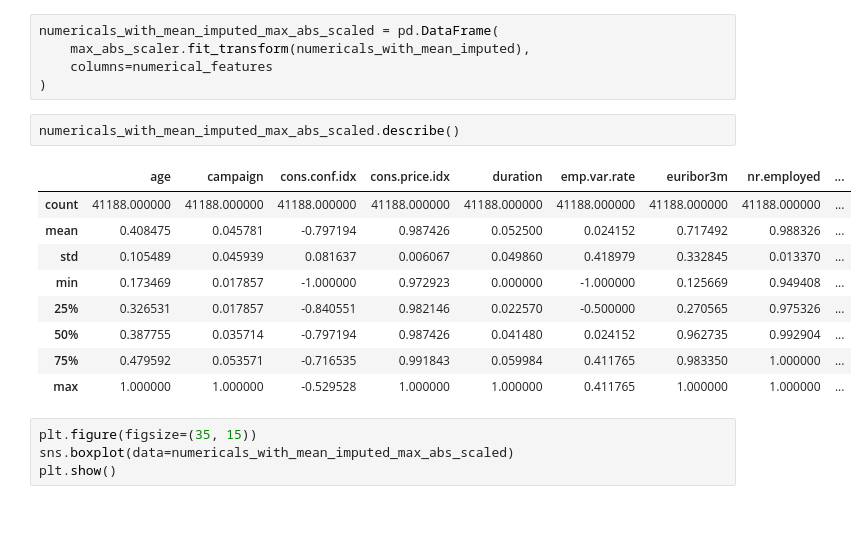
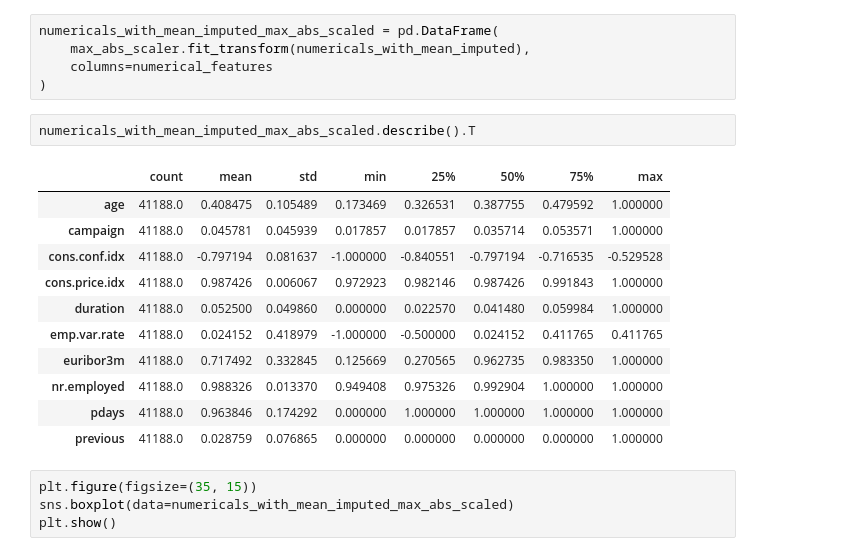
Before and after one commit to IooHooI/DATA_PREPARATION, a Jupyter notebook: notebooks/FEATURE_PROCESSING.ipynb, the cells around one changed output. Cells and saved outputs as stored; diff of their text form; blank space fills up the shorter version.

```diff
--- a/notebooks/FEATURE_PROCESSING.ipynb
+++ b/notebooks/FEATURE_PROCESSING.ipynb
@@ -406,17 +431,19 @@ numericals_with_mean_imputed_max_abs_scaled = pd.DataFrame(
     columns=numerical_features
 )
 # %%
-numericals_with_mean_imputed_max_abs_scaled.describe()
+numericals_with_mean_imputed_max_abs_scaled.describe().T
 # %% [output]
-|  | age | campaign | cons.conf.idx | cons.price.idx | duration | emp.var.rate | euribor3m | nr.employed | ... |
-| count | 41188.000000 | 41188.000000 | 41188.000000 | 41188.000000 | 41188.000000 | 41188.000000 | 41188.000000 | 41188.000000 | ... |
-| mean | 0.408475 | 0.045781 | -0.797194 | 0.987426 | 0.052500 | 0.024152 | 0.717492 | 0.988326 | ... |
-| std | 0.105489 | 0.045939 | 0.081637 | 0.006067 | 0.049860 | 0.418979 | 0.332845 | 0.013370 | ... |
-| min | 0.173469 | 0.017857 | -1.000000 | 0.972923 | 0.000000 | -1.000000 | 0.125669 | 0.949408 | ... |
-| 25% | 0.326531 | 0.017857 | -0.840551 | 0.982146 | 0.022570 | -0.500000 | 0.270565 | 0.975326 | ... |
-| 50% | 0.387755 | 0.035714 | -0.797194 | 0.987426 | 0.041480 | 0.024152 | 0.962735 | 0.992904 | ... |
-| 75% | 0.479592 | 0.053571 | -0.716535 | 0.991843 | 0.059984 | 0.411765 | 0.983350 | 1.000000 | ... |
-| max | 1.000000 | 1.000000 | -0.529528 | 1.000000 | 1.000000 | 0.411765 | 1.000000 | 1.000000 | ... |
+|  | count | mean | std | min | 25% | 50% | 75% | max |
+| age | 41188.0 | 0.408475 | 0.105489 | 0.173469 | 0.326531 | 0.387755 | 0.479592 | 1.000000 |
+| campaign | 41188.0 | 0.045781 | 0.045939 | 0.017857 | 0.017857 | 0.035714 | 0.053571 | 1.000000 |
+| cons.conf.idx | 41188.0 | -0.797194 | 0.081637 | -1.000000 | -0.840551 | -0.797194 | -0.716535 | -0.529528 |
+| cons.price.idx | 41188.0 | 0.987426 | 0.006067 | 0.972923 | 0.982146 | 0.987426 | 0.991843 | 1.000000 |
+| duration | 41188.0 | 0.052500 | 0.049860 | 0.000000 | 0.022570 | 0.041480 | 0.059984 | 1.000000 |
+| emp.var.rate | 41188.0 | 0.024152 | 0.418979 | -1.000000 | -0.500000 | 0.024152 | 0.411765 | 0.411765 |
+| euribor3m | 41188.0 | 0.717492 | 0.332845 | 0.125669 | 0.270565 | 0.962735 | 0.983350 | 1.000000 |
+| nr.employed | 41188.0 | 0.988326 | 0.013370 | 0.949408 | 0.975326 | 0.992904 | 1.000000 | 1.000000 |
+| pdays | 41188.0 | 0.963846 | 0.174292 | 0.000000 | 1.000000 | 1.000000 | 1.000000 | 1.000000 |
+| previous | 41188.0 | 0.028759 | 0.076865 | 0.000000 | 0.000000 | 0.000000 | 0.000000 | 1.000000 |
 # %%
 plt.figure(figsize=(35, 15))
 sns.boxplot(data=numericals_with_mean_imputed_max_abs_scaled)
```
Also changed, not shown: parts of 25 cells of this notebook.
